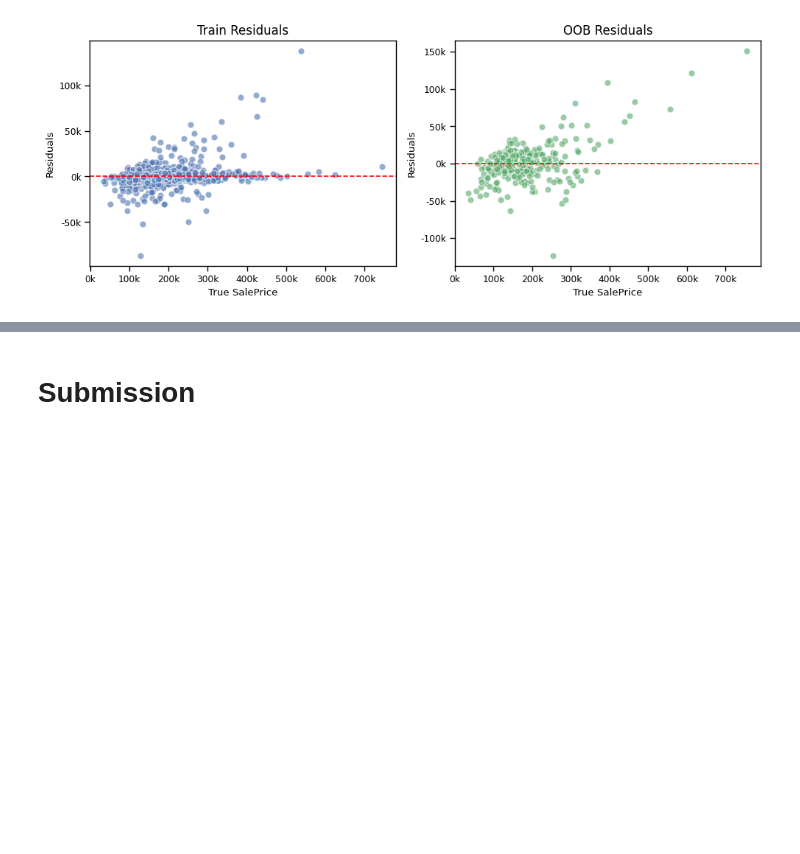
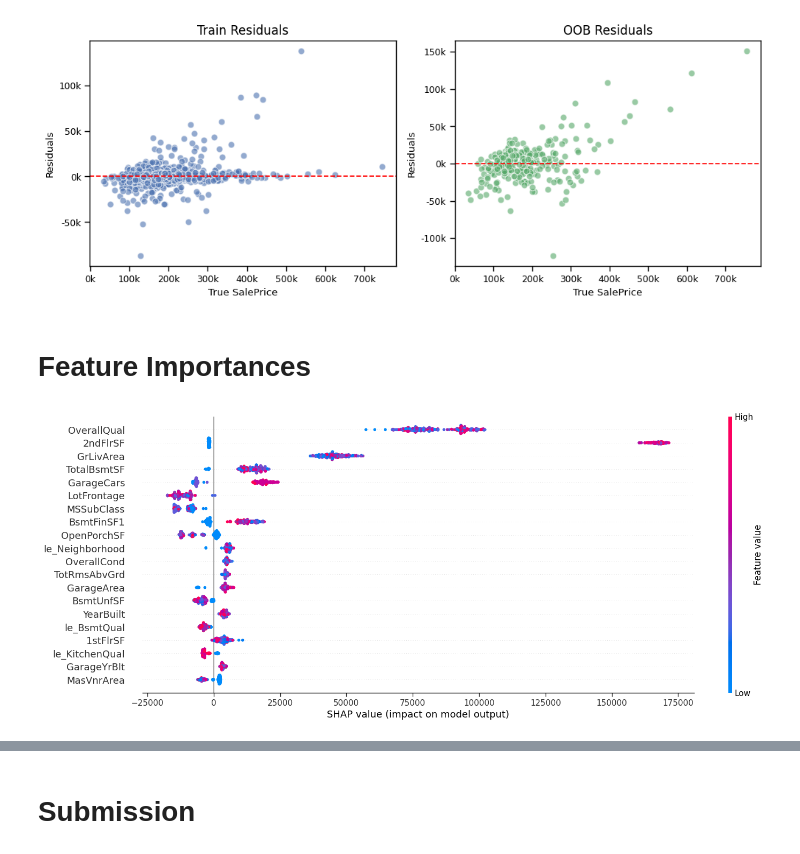
Before and after one commit to PeeteKeesel/kaggle-verse, a Jupyter notebook: competition-house-price-prediction.ipynb, the cells around one changed output, grey strips where cells are left out. Cells and saved outputs as stored; diff of their text form; code cells hidden in the pictures; blank space fills up the shorter version.

```diff
--- a/competition-house-price-prediction.ipynb
+++ b/competition-house-price-prediction.ipynb
@@ -502,3 +510,17 @@ def plot_residuals(y_true_train, y_pred_train, y_true_oob, y_pred_oob):
 plot_residuals(y_train, y_pred_train, y_oob, y_pred_oob)
 # %% [output]
 [figure]
+# %% [markdown]
+# Feature Importances
+# %%
+# Calculate SHAP values.
+explainer = shap.Explainer(xgb_model)
+shap_values = explainer.shap_values(X_oob)
+# %%
+assert shap_values.shape[0] == X_oob.shape[0], "ERROR: Mismatch in number of samples!"
+assert shap_values.shape[1] == X_oob.shape[1], "ERROR: Mismatch in number of features!"
+
+# --- SHAP Summary Plot on Test Set Sample ---
+shap.summary_plot(shap_values, X_oob, plot_size=(15, 6))
+# %% [output]
+[figure, added]
```
Also changed, not shown: parts of 17 cells of this notebook.
